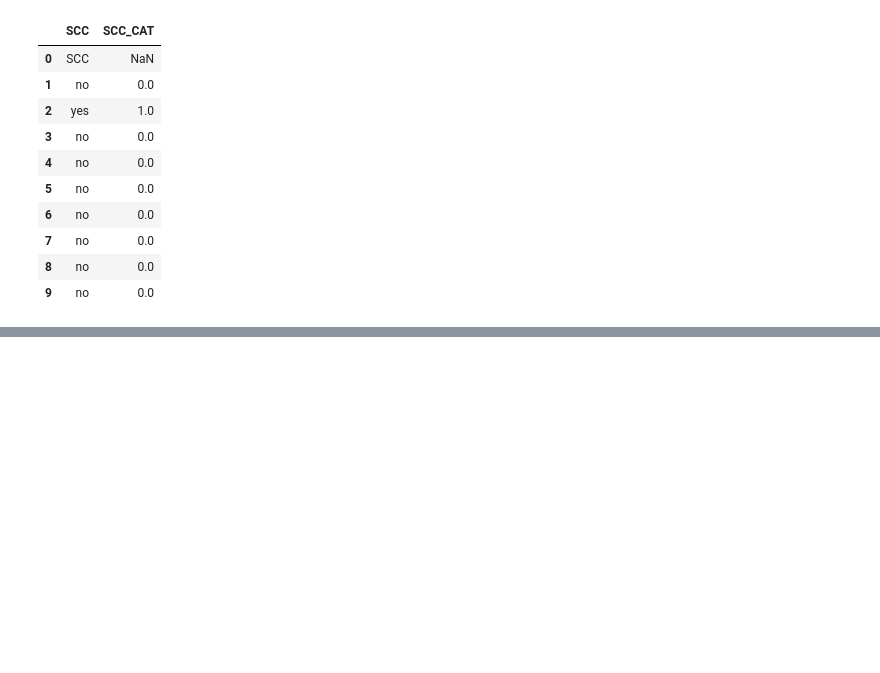
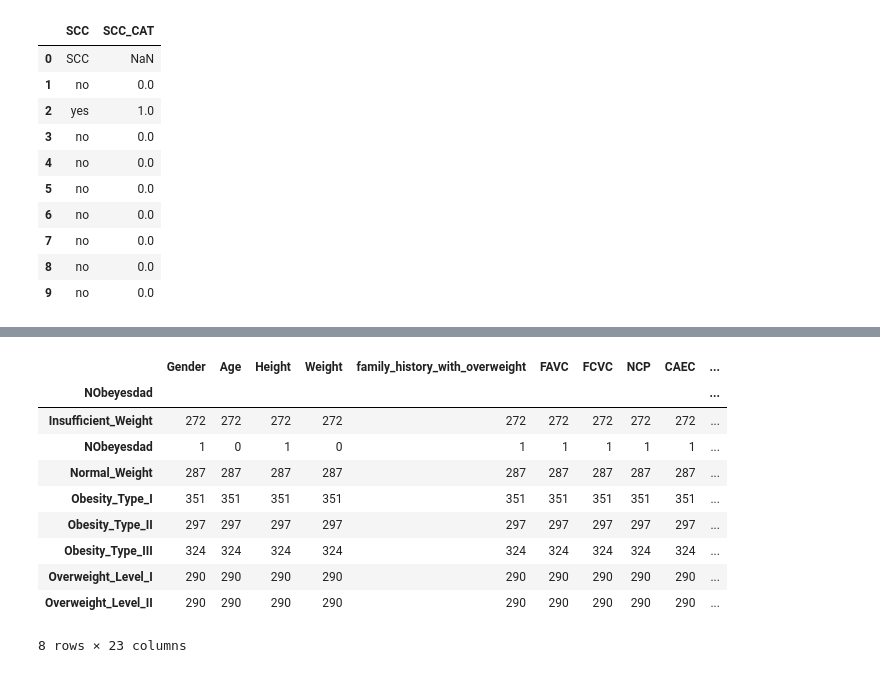
Before and after one commit to flamartini/PUCRIO_EAD_CIENCIA_DADOS, a Jupyter notebook: MVP_Níveis_de_obesidade.ipynb, the cells around one changed output, grey strips where cells are left out. Drawn from its saved outputs; the diff is of its cells as text; code cells hidden in the pictures; blank space fills up the shorter version.

```diff
--- a/MVP_Níveis_de_obesidade.ipynb
+++ b/MVP_Níveis_de_obesidade.ipynb
@@ -768,3 +768,8 @@ data_obesity[['SCC', 'SCC_CAT']].head(10)
 | 7 | no | 0.0 |
 | 8 | no | 0.0 |
 | 9 | no | 0.0 |
+# %%
+CALC_CAT_mapping = {"no" : 0, "Sometimes": 1, "Frequently": 2}
+data_obesity['CALC_CAT'] = 'none'
+data_obesity['CALC_CAT'] = data_obesity['CALC'].map(CALC_CAT_mapping)
+data_obesity[['CALC', 'CALC_CAT']].head(10)
@@ -770,0 +788,5 @@ data_obesity[['SCC', 'SCC_CAT']].head(10)
+# %%
+MTRANS_CAT_mapping = {"Walking" : 0, "Public_Transportation": 1, "Bike": 2, "Motorbike" : 3, "Automobile" : 4}
+data_obesity['MTRANS_CAT'] = 'none'
+data_obesity['MTRANS_CAT'] = data_obesity['MTRANS'].map(MTRANS_CAT_mapping)
+data_obesity[['MTRANS', 'MTRANS_CAT']].head(10)
@@ -770,0 +874,15 @@ data_obesity[['SCC', 'SCC_CAT']].head(10)
+# %%
+# verificando o número de amostras em cada classe
+data_obesity.groupby('NObeyesdad').count()
+# %% [output]
+|  | Gender | Age | Height | Weight | family_history_with_overweight | FAVC | FCVC | NCP | CAEC | ... |
+| NObeyesdad |  |  |  |  |  |  |  |  |  | ... |
+| Insufficient_Weight | 272 | 272 | 272 | 272 | 272 | 272 | 272 | 272 | 272 | ... |
+| NObeyesdad | 1 | 0 | 1 | 0 | 1 | 1 | 1 | 1 | 1 | ... |
+| Normal_Weight | 287 | 287 | 287 | 287 | 287 | 287 | 287 | 287 | 287 | ... |
+| Obesity_Type_I | 351 | 351 | 351 | 351 | 351 | 351 | 351 | 351 | 351 | ... |
+| Obesity_Type_II | 297 | 297 | 297 | 297 | 297 | 297 | 297 | 297 | 297 | ... |
+| Obesity_Type_III | 324 | 324 | 324 | 324 | 324 | 324 | 324 | 324 | 324 | ... |
+| Overweight_Level_I | 290 | 290 | 290 | 290 | 290 | 290 | 290 | 290 | 290 | ... |
+| Overweight_Level_II | 290 | 290 | 290 | 290 | 290 | 290 | 290 | 290 | 290 | ... |
+8 rows × 23 columns
```
Also changed, not shown: parts of 19 cells of this notebook.
